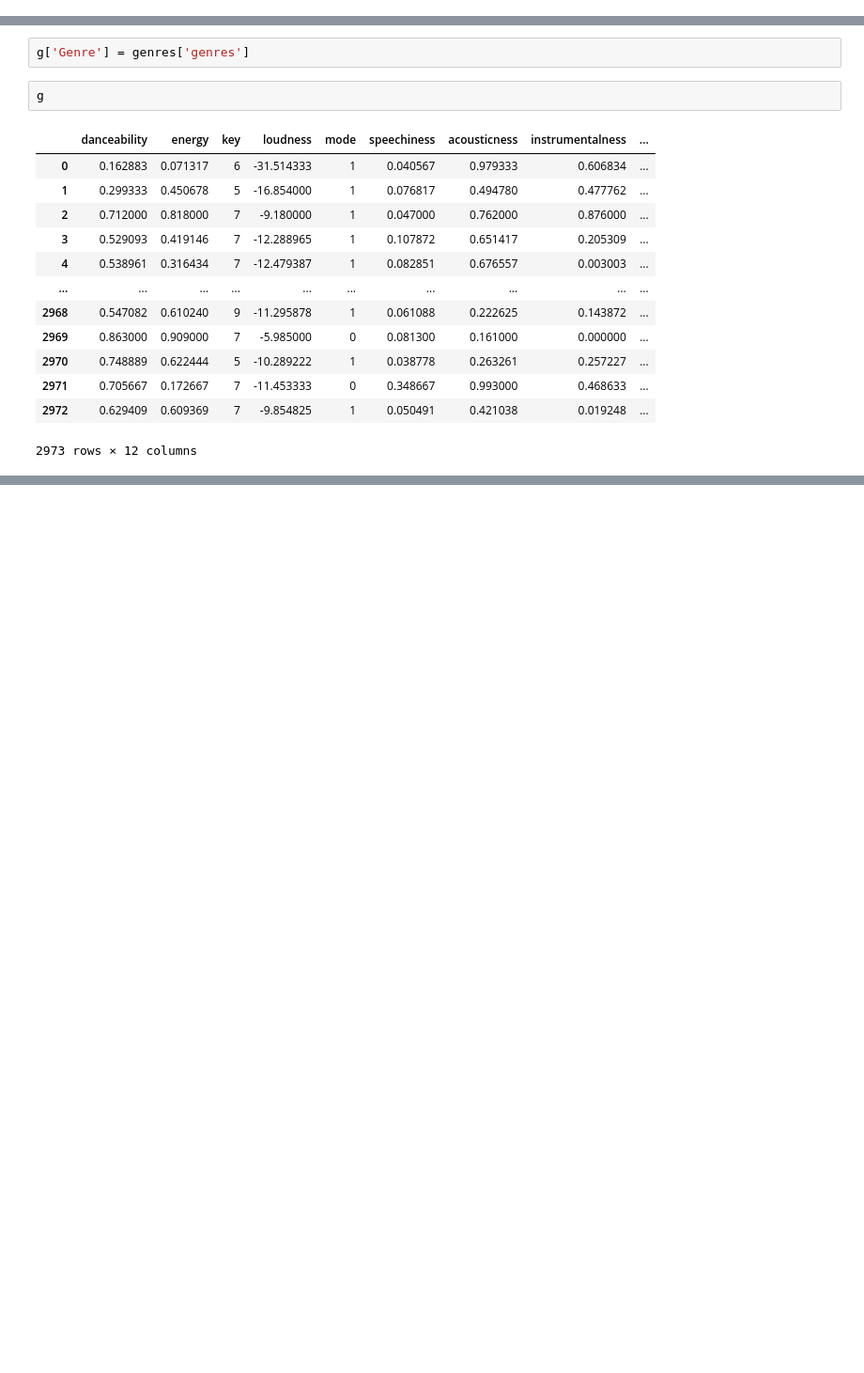
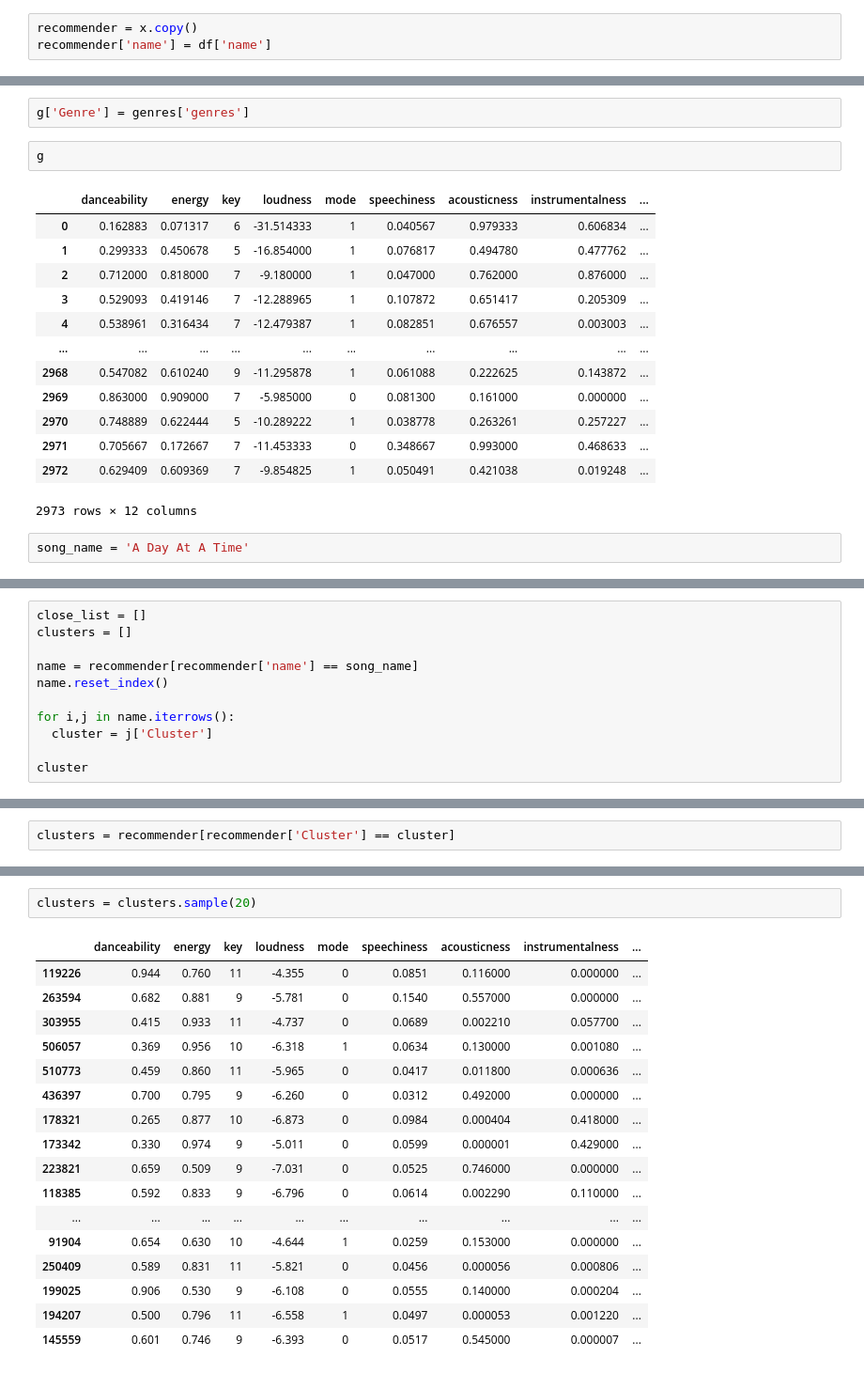
Before and after one commit to Rajath-55/Jupyter-Notebooks, a Jupyter notebook: Spotify_Analysis.ipynb, the cells around one changed output, grey strips where cells are left out. Shown at 94% size. Cells and saved outputs as stored; diff of their text form; blank space fills up the shorter version.

```diff
--- a/Spotify_Analysis.ipynb
+++ b/Spotify_Analysis.ipynb
@@ -113,3 +98,6 @@ x
+# %%
+recommender = x.copy()
+recommender['name'] = df['name']
 # %%
 # Clustering based on danceability:
 
@@ -258,3 +243,5 @@ g
 | 2971 | 0.705667 | 0.172667 | 7 | -11.453333 | 0 | 0.348667 | 0.993000 | 0.468633 | ... |
 | 2972 | 0.629409 | 0.609369 | 7 | -9.854825 | 1 | 0.050491 | 0.421038 | 0.019248 | ... |
 2973 rows × 12 columns
+# %%
+song_name = 'A Day At A Time'
@@ -260,0 +257,11 @@ g
+# %%
+close_list = []
+clusters = []
+
+name = recommender[recommender['name'] == song_name]
+name.reset_index()
+
+for i,j in name.iterrows():
+  cluster = j['Cluster']
+
+cluster
@@ -260,0 +270,2 @@ g
+# %%
+clusters = recommender[recommender['Cluster'] == cluster]
@@ -260,0 +288,20 @@ g
+# %%
+clusters = clusters.sample(20)
+# %% [output]
+|  | danceability | energy | key | loudness | mode | speechiness | acousticness | instrumentalness | ... |
+| 119226 | 0.944 | 0.760 | 11 | -4.355 | 0 | 0.0851 | 0.116000 | 0.000000 | ... |
+| 263594 | 0.682 | 0.881 | 9 | -5.781 | 0 | 0.1540 | 0.557000 | 0.000000 | ... |
+| 303955 | 0.415 | 0.933 | 11 | -4.737 | 0 | 0.0689 | 0.002210 | 0.057700 | ... |
+| 506057 | 0.369 | 0.956 | 10 | -6.318 | 1 | 0.0634 | 0.130000 | 0.001080 | ... |
+| 510773 | 0.459 | 0.860 | 11 | -5.965 | 0 | 0.0417 | 0.011800 | 0.000636 | ... |
+| 436397 | 0.700 | 0.795 | 9 | -6.260 | 0 | 0.0312 | 0.492000 | 0.000000 | ... |
+| 178321 | 0.265 | 0.877 | 10 | -6.873 | 0 | 0.0984 | 0.000404 | 0.418000 | ... |
+| 173342 | 0.330 | 0.974 | 9 | -5.011 | 0 | 0.0599 | 0.000001 | 0.429000 | ... |
+| 223821 | 0.659 | 0.509 | 9 | -7.031 | 0 | 0.0525 | 0.746000 | 0.000000 | ... |
+| 118385 | 0.592 | 0.833 | 9 | -6.796 | 0 | 0.0614 | 0.002290 | 0.110000 | ... |
+| ... | ... | ... | ... | ... | ... | ... | ... | ... | ... |
+| 91904 | 0.654 | 0.630 | 10 | -4.644 | 1 | 0.0259 | 0.153000 | 0.000000 | ... |
+| 250409 | 0.589 | 0.831 | 11 | -5.821 | 0 | 0.0456 | 0.000056 | 0.000806 | ... |
+| 199025 | 0.906 | 0.530 | 9 | -6.108 | 0 | 0.0555 | 0.140000 | 0.000204 | ... |
+| 194207 | 0.500 | 0.796 | 11 | -6.558 | 1 | 0.0497 | 0.000053 | 0.001220 | ... |
+| 145559 | 0.601 | 0.746 | 9 | -6.393 | 0 | 0.0517 | 0.545000 | 0.000007 | ... |
```
Also changed, not shown: parts of 18 cells of this notebook.
